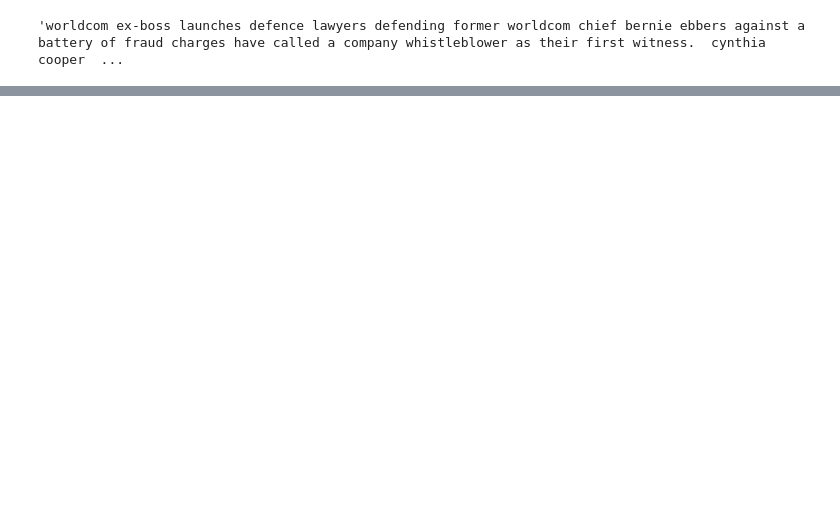
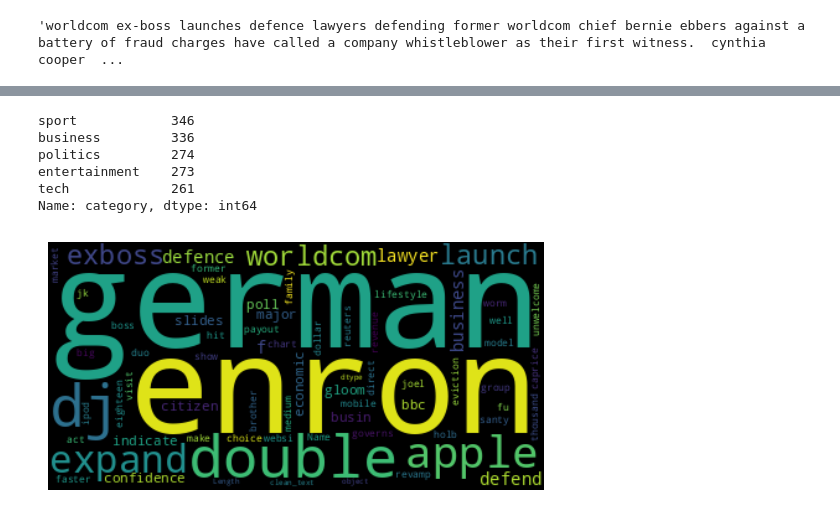
Before and after one commit to VinodKumarJodu/news-article-classification, a Jupyter notebook: notebooks/eda.ipynb, the cells around one changed output, grey strips where cells are left out. Cells and saved outputs as stored; diff of their text form; code cells hidden in the pictures; blank space fills up the shorter version.

```diff
--- a/notebooks/eda.ipynb
+++ b/notebooks/eda.ipynb
@@ -221,0 +280,4 @@ KeyboardInterrupt:
+# %%
+df_word_replace = pd.read_csv('word_len_gt12.csv')
+df_word_replace.set_index('word', inplace=True)
+df_word_replace.head()
@@ -221,0 +294,2 @@ KeyboardInterrupt:
+# %%
+df_word_replace_dict = dict(df_word_replace['new_word'])
@@ -221,0 +305,2 @@ KeyboardInterrupt:
+# %%
+train_df['clean_text'] = train_df['clean_text'].replace(df_word_replace_dict, regex=True)
@@ -221,0 +312,9 @@ KeyboardInterrupt:
+# %%
+train_df['category'].value_counts()
+# %% [output]
+sport            346
+business         336
+politics         274
+entertainment    273
+tech             261
+Name: category, dtype: int64
@@ -221,0 +327,11 @@ KeyboardInterrupt:
+# %%
+text = train_df['clean_text'].apply(lambda x: ' '.join(x.split()))
+# Create a wordcloud object
+wordcloud = WordCloud().generate(str(text))
+
+# Display the wordcloud
+plt.imshow(wordcloud, interpolation='bilinear')
+plt.axis("off")
+plt.show()
+# %% [output]
+[figure, added]
```
Also changed, not shown: parts of 43 cells of this notebook, 10 other files.
